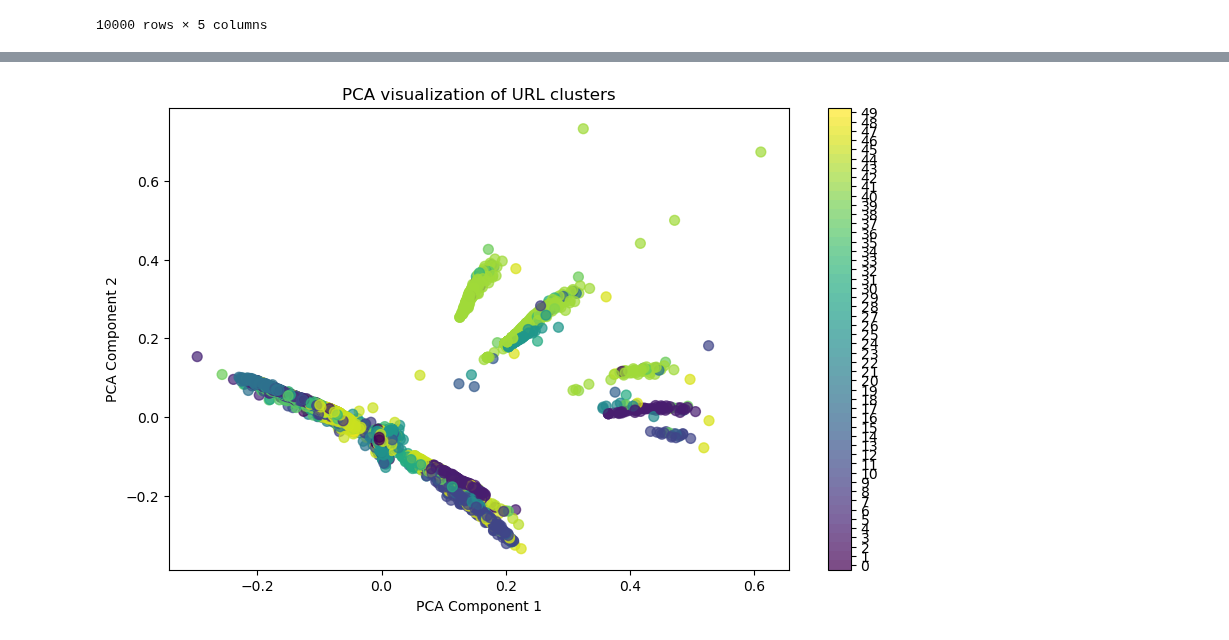
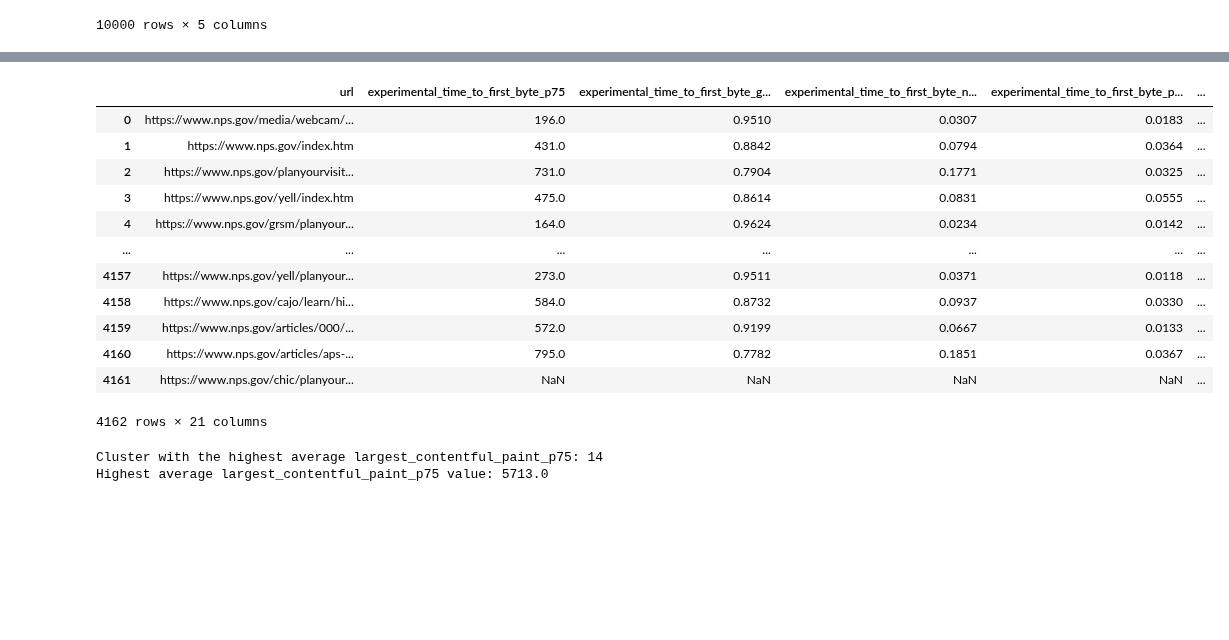
Before and after one commit to GSA-TTS/inclusive-web-performance-cx, a Jupyter notebook: research/single_agency_top_10k.ipynb, the cells around one changed output, grey strips where cells are left out. Cells and saved outputs as stored; diff of their text form; code cells hidden in the pictures; blank space fills up the shorter version.

```diff
--- a/research/single_agency_top_10k.ipynb
+++ b/research/single_agency_top_10k.ipynb
@@ -114,0 +114,15 @@ single_domain_with_clusters.head(10000)
+# %%
+# Group by the 'cluster' column and calculate the total page views for each cluster
+grouped = single_domain_with_clusters.groupby("cluster").agg({"pageviews": "sum"}).reset_index()
+
+# Rename the columns for better readability
+grouped.columns = ["cluster", "total_pageviews"]
+
+# Sort the grouped dataframe by total pageviews in descending order
+sorted_grouped = grouped.sort_values(by="total_pageviews", ascending=False)
+
+# Display the total page views for each cluster in sorted order
+pd.set_option("display.max_colwidth", None)
+
+for cluster_id, total_pageviews in sorted_grouped.itertuples(index=False):
+    print(f"Cluster {cluster_id}: {total_pageviews} total pageviews")
@@ -143,25 +175,41 @@ Name: url, dtype: object
 Name: url, dtype: object
-# %%
-def visualize_clusters_pca(X, labels):
-    pca = PCA(n_components=2, random_state=42)
-    X_pca = pca.fit_transform(X.toarray())  # Perform PCA transformation
-
-    plt.figure(figsize=(10, 6))
-    plt.scatter(X_pca[:, 0], X_pca[:, 1], c=labels, cmap="viridis", s=50, alpha=0.7)
-    plt.colorbar(boundaries=np.arange(max(labels) + 2) - 0.5).set_ticks(
-        np.arange(max(labels) + 1)
-    )
-    plt.title("PCA visualization of URL clusters")
-    plt.xlabel("PCA Component 1")
-    plt.ylabel("PCA Component 2")
-    plt.show()
-
-
-urls = single_domain["pagePath"].to_list()
-# Perform clustering
-cluster_labels = cluster_urls(urls)
-
-# Visualize clusters using PCA
-visualize_clusters_pca(X, cluster_labels)
-# %% [output]
-[figure, removed]
+# %%
+crux = load_results_to_dataframe(
+    file_name="data/doi-crux-20241004.csv",
+    notebook_dir=notebook_dir,
+)
+
+crux.head(10000)
+# %% [output]
+|  | url | experimental_time_to_first_byte_p75 | experimental_time_to_first_byte_g... | experimental_time_to_first_byte_n... | experimental_time_to_first_byte_p... | ... |
+| 0 | https://www.nps.gov/media/webcam/... | 196.0 | 0.9510 | 0.0307 | 0.0183 | ... |
+| 1 | https://www.nps.gov/index.htm | 431.0 | 0.8842 | 0.0794 | 0.0364 | ... |
+| 2 | https://www.nps.gov/planyourvisit... | 731.0 | 0.7904 | 0.1771 | 0.0325 | ... |
+| 3 | https://www.nps.gov/yell/index.htm | 475.0 | 0.8614 | 0.0831 | 0.0555 | ... |
+| 4 | https://www.nps.gov/grsm/planyour... | 164.0 | 0.9624 | 0.0234 | 0.0142 | ... |
+| ... | ... | ... | ... | ... | ... | ... |
+| 4157 | https://www.nps.gov/yell/planyour... | 273.0 | 0.9511 | 0.0371 | 0.0118 | ... |
+| 4158 | https://www.nps.gov/cajo/learn/hi... | 584.0 | 0.8732 | 0.0937 | 0.0330 | ... |
+| 4159 | https://www.nps.gov/articles/000/... | 572.0 | 0.9199 | 0.0667 | 0.0133 | ... |
+| 4160 | https://www.nps.gov/articles/aps-... | 795.0 | 0.7782 | 0.1851 | 0.0367 | ... |
+| 4161 | https://www.nps.gov/chic/planyour... | NaN | NaN | NaN | NaN | ... |
+4162 rows × 21 columns
+# %%
+merged_df = pd.merge(single_domain_with_clusters, crux, on='url', how='inner')
+
+# The resulting merged_df will contain only rows where the 'url' column is present in both dataframes
+merged_df.head(10)
+
+# Group by 'cluster' and calculate the mean of 'largest_contentful_paint_p75' for each cluster
+cluster_lcp_mean = merged_df.groupby('cluster')['largest_contentful_paint_p75'].mean()
+
+# Find the cluster with the highest average largest_contentful_paint_p75
+max_lcp_cluster = cluster_lcp_mean.idxmax()  # Returns the cluster ID with the max mean LCP
+max_lcp_value = cluster_lcp_mean.max()  # Returns the highest mean LCP value
+
+# Display the result
+print(f"Cluster with the highest average largest_contentful_paint_p75: {max_lcp_cluster}")
+print(f"Highest average largest_contentful_paint_p75 value: {max_lcp_value}")
+# %% [output]
+Cluster with the highest average largest_contentful_paint_p75: 14
+Highest average largest_contentful_paint_p75 value: 5713.0
```
Also changed, not shown: parts of 4 cells of this notebook, 1 other file.
